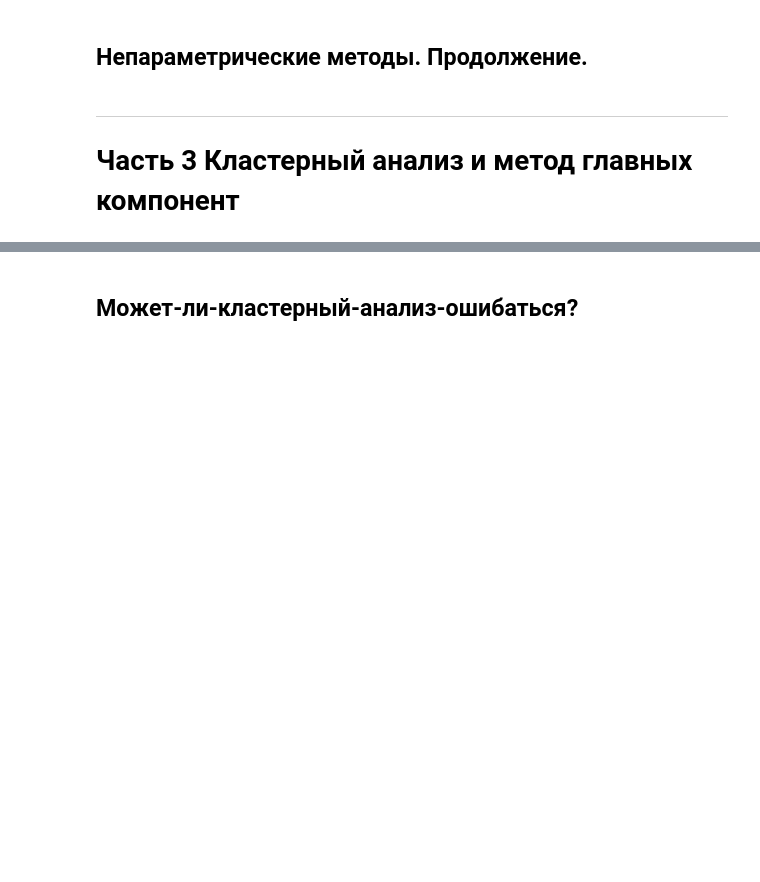
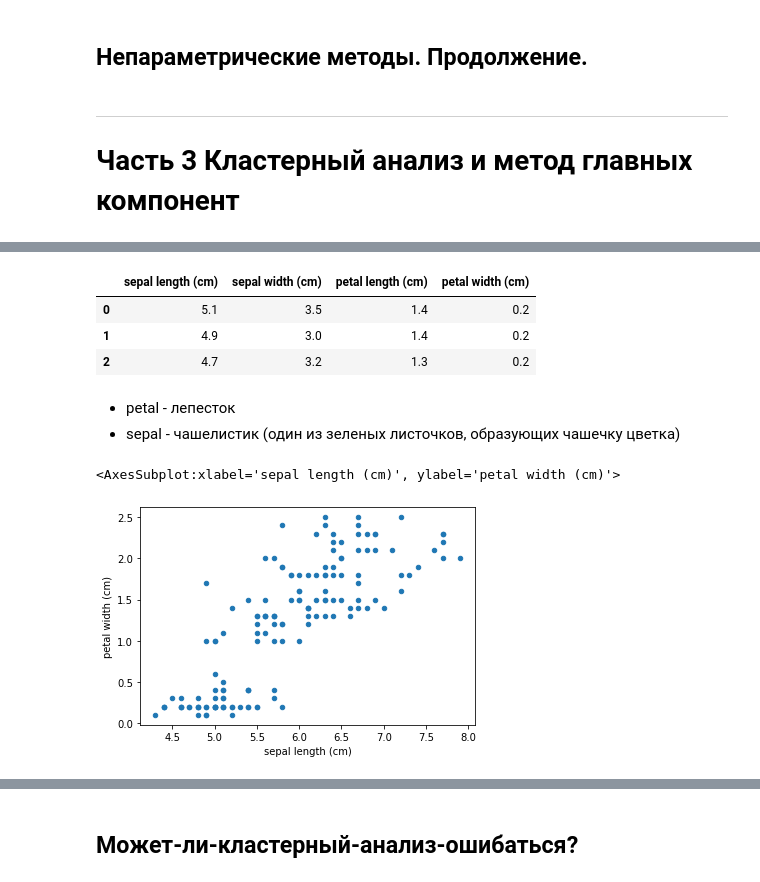
Before and after one commit to KlukvaMors/basic_stat, a Jupyter notebook: basic_stat_2.ipynb, the cells around one changed output, grey strips where cells are left out. Cells and saved outputs as stored; diff of their text form; code cells hidden in the pictures; blank space fills up the shorter version.

```diff
--- a/basic_stat_2.ipynb
+++ b/basic_stat_2.ipynb
@@ -325,0 +340,20 @@ log(odds_mf) = -2.5137
+# %%
+from sklearn.datasets import load_iris
+import pandas as pd
+
+iris = load_iris()
+df = pd.DataFrame(iris.data, columns=iris.feature_names)
+df.head(3)
+# %% [output]
+|  | sepal length (cm) | sepal width (cm) | petal length (cm) | petal width (cm) |
+| 0 | 5.1 | 3.5 | 1.4 | 0.2 |
+| 1 | 4.9 | 3.0 | 1.4 | 0.2 |
+| 2 | 4.7 | 3.2 | 1.3 | 0.2 |
+# %% [markdown]
+ - petal - лепесток
+ - sepal - чашелистик (один из зеленых листочков, образующих чашечку цветка)
+# %%
+df.plot(kind='scatter', x='sepal length (cm)', y='petal width (cm)')
+# %% [output]
+<AxesSubplot:xlabel='sepal length (cm)', ylabel='petal width (cm)'>
+[figure, added]
```
Also changed, not shown: parts of 5 cells of this notebook.
